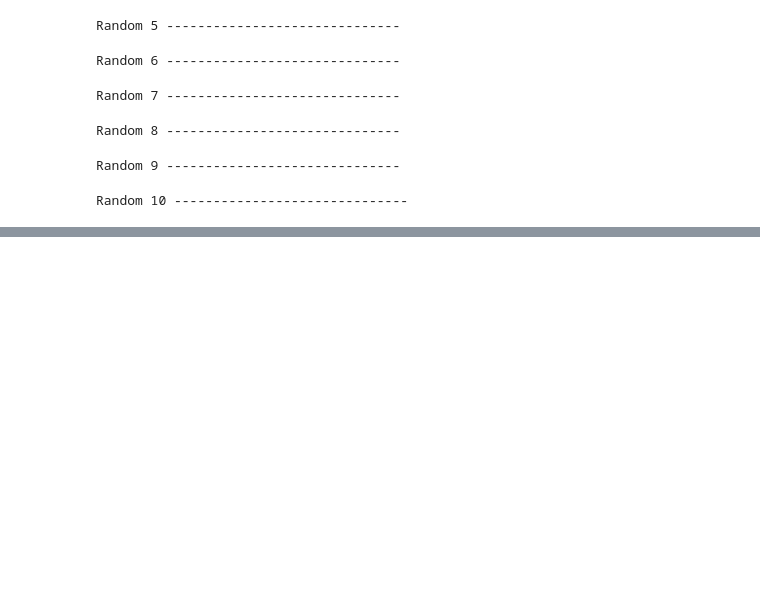
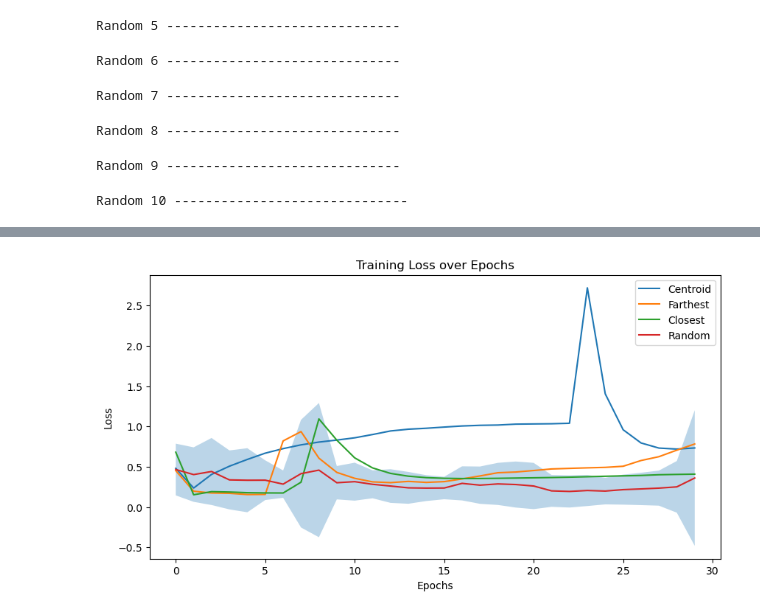
Before and after one commit to Khush24Shah/AL_MNIST, a Jupyter notebook: mixed_rank_AL_MNIST.ipynb, the cells around one changed output, grey strips where cells are left out. Drawn from its saved outputs; the diff is of its cells as text; code cells hidden in the pictures; blank space fills up the shorter version.

```diff
--- a/mixed_rank_AL_MNIST.ipynb
+++ b/mixed_rank_AL_MNIST.ipynb
@@ -470,0 +419,14 @@ pio.show(fig)
+# %%
+plt.figure(figsize=(10, 5))
+plt.plot(losses[0], label="Centroid")
+plt.plot(losses[1], label="Farthest")
+plt.plot(losses[2], label="Closest")
+plt.plot(np.mean(random_losses, axis=0), label="Random")
+plt.fill_between(np.arange(30), np.mean(random_losses, axis=0) - 1.645*np.std(random_losses, axis=0), np.mean(random_losses, axis=0) + 1.645*np.std(random_losses, axis=0), alpha=0.3)
+plt.xlabel("Epochs")
+plt.ylabel("Loss")
+plt.title("Training Loss over Epochs")
+plt.legend()
+plt.show()
+# %% [output]
+[figure, added]
```
Also changed, not shown: parts of 7 cells of this notebook.
